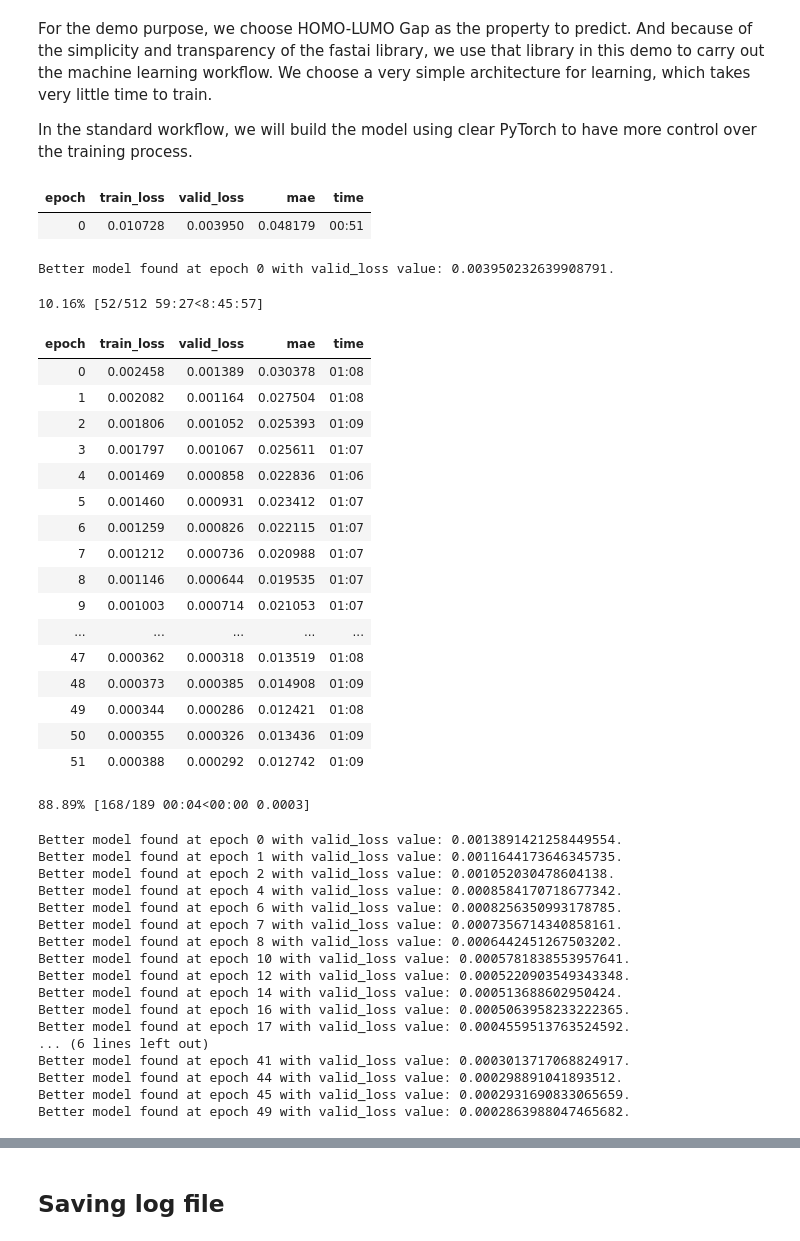
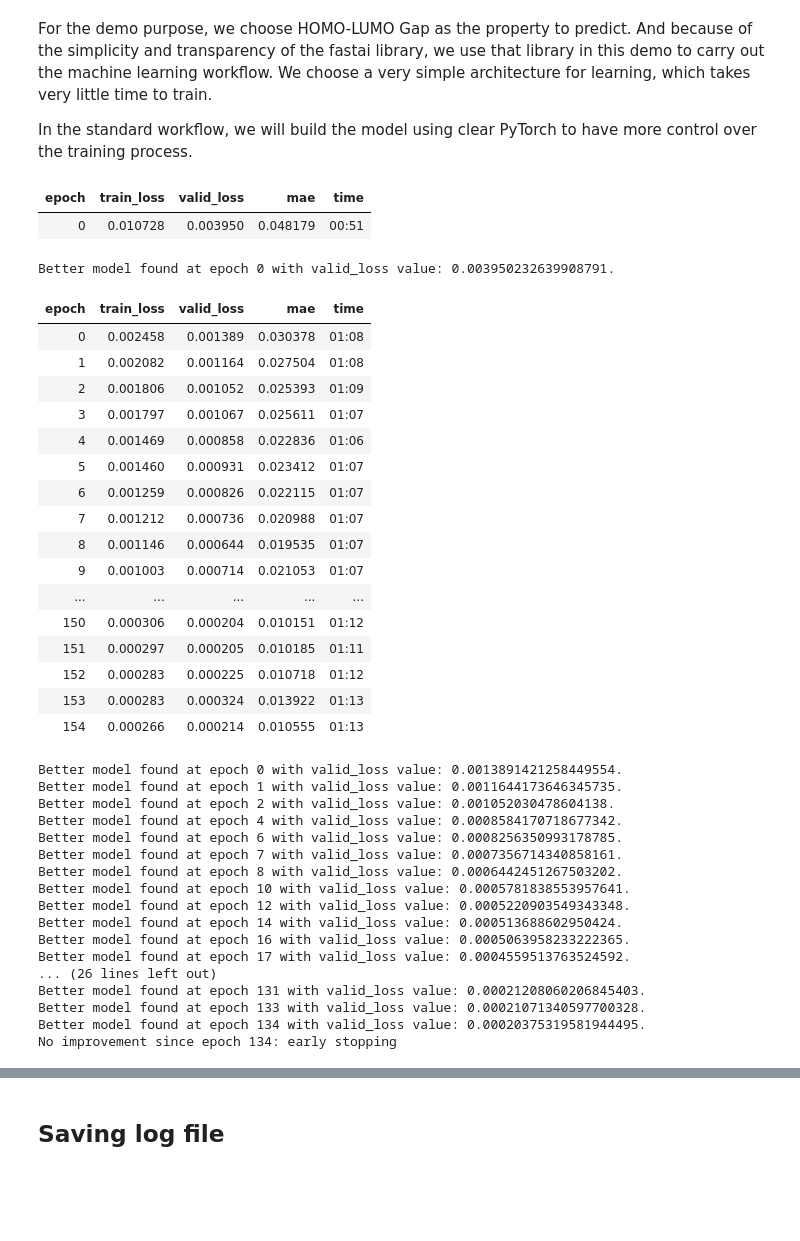
Before and after one commit to all2gos/RGBChem, a Jupyter notebook: working_demo.ipynb, the cells around one changed output, grey strips where cells are left out. Cells and saved outputs as stored; diff of their text form; code cells hidden in the pictures; blank space fills up the shorter version.

```diff
--- a/working_demo.ipynb
+++ b/working_demo.ipynb
@@ -115,53 +115,48 @@ In the standard workflow, we will build the model using clear PyTorch to have mo
 # %%
 learn = vision_learner(dblock, resnet18, metrics=mae, lr=LEARNING_RATE)
 saving_callbacks = SaveModelCallback(monitor='valid_loss', comp=np.less, min_delta=DELTA, fname=f"{PATH}/{LOG_FILE.replace('.log','checkpoint_fastai')}")
 early_stopping_cb = EarlyStoppingCallback (monitor='valid_loss', comp=np.less, min_delta=DELTA, patience=PATIENCE)
 
-#learn = load_learner('qm9_e512_bandgap_bs64_fastai.pth')
-
-#learn.validate()
 learn.fine_tune(EPOCHS, cbs=[early_stopping_cb, saving_callbacks]) #~2 minutes training on T4 GPU
-#learn.export(f"{PATH}/{LOG_FILE.replace('.log','_fastai')}")
+learn.export(f"{PATH}/{LOG_FILE.replace('.log','_fastai')}")
 # %% [output]
 | epoch | train_loss | valid_loss | mae | time |
 | 0 | 0.010728 | 0.003950 | 0.048179 | 00:51 |
 Better model found at epoch 0 with valid_loss value: 0.003950232639908791.
+| epoch | train_loss | valid_loss | mae | time |
+| 0 | 0.002458 | 0.001389 | 0.030378 | 01:08 |
+| 1 | 0.002082 | 0.001164 | 0.027504 | 01:08 |
+| 2 | 0.001806 | 0.001052 | 0.025393 | 01:09 |
+| 3 | 0.001797 | 0.001067 | 0.025611 | 01:07 |
+| 4 | 0.001469 | 0.000858 | 0.022836 | 01:06 |
+| 5 | 0.001460 | 0.000931 | 0.023412 | 01:07 |
+| 6 | 0.001259 | 0.000826 | 0.022115 | 01:07 |
+| 7 | 0.001212 | 0.000736 | 0.020988 | 01:07 |
+| 8 | 0.001146 | 0.000644 | 0.019535 | 01:07 |
+| 9 | 0.001003 | 0.000714 | 0.021053 | 01:07 |
+| ... | ... | ... | ... | ... |
+| 150 | 0.000306 | 0.000204 | 0.010151 | 01:12 |
+| 151 | 0.000297 | 0.000205 | 0.010185 | 01:11 |
+| 152 | 0.000283 | 0.000225 | 0.010718 | 01:12 |
+| 153 | 0.000283 | 0.000324 | 0.013922 | 01:13 |
+| 154 | 0.000266 | 0.000214 | 0.010555 | 01:13 |
-10.16% [52/512 59:27<8:45:57]
+Better model found at epoch 0 with valid_loss value: 0.0013891421258449554.
+Better model found at epoch 1 with valid_loss value: 0.0011644173646345735.
+Better model found at epoch 2 with valid_loss value: 0.001052030478604138.
+Better model found at epoch 4 with valid_loss value: 0.0008584170718677342.
+Better model found at epoch 6 with valid_loss value: 0.0008256350993178785.
+Better model found at epoch 7 with valid_loss value: 0.0007356714340858161.
+Better model found at epoch 8 with valid_loss value: 0.0006442451267503202.
+Better model found at epoch 10 with valid_loss value: 0.0005781838553957641.
+Better model found at epoch 12 with valid_loss value: 0.0005220903549343348.
+Better model found at epoch 14 with valid_loss value: 0.000513688602950424.
+Better model found at epoch 16 with valid_loss value: 0.0005063958233222365.
+Better model found at epoch 17 with valid_loss value: 0.0004559513763524592.
+... (26 lines left out)
+Better model found at epoch 131 with valid_loss value: 0.00021208060206845403.
+Better model found at epoch 133 with valid_loss value: 0.00021071340597700328.
+Better model found at epoch 134 with valid_loss value: 0.00020375319581944495.
+No improvement since epoch 134: early stopping
-| epoch | train_loss | valid_loss | mae | time |
-| 0 | 0.002458 | 0.001389 | 0.030378 | 01:08 |
-| 1 | 0.002082 | 0.001164 | 0.027504 | 01:08 |
-| 2 | 0.001806 | 0.001052 | 0.025393 | 01:09 |
-| 3 | 0.001797 | 0.001067 | 0.025611 | 01:07 |
-| 4 | 0.001469 | 0.000858 | 0.022836 | 01:06 |
-| 5 | 0.001460 | 0.000931 | 0.023412 | 01:07 |
-| 6 | 0.001259 | 0.000826 | 0.022115 | 01:07 |
-| 7 | 0.001212 | 0.000736 | 0.020988 | 01:07 |
-| 8 | 0.001146 | 0.000644 | 0.019535 | 01:07 |
-| 9 | 0.001003 | 0.000714 | 0.021053 | 01:07 |
-| ... | ... | ... | ... | ... |
-| 47 | 0.000362 | 0.000318 | 0.013519 | 01:08 |
-| 48 | 0.000373 | 0.000385 | 0.014908 | 01:09 |
-| 49 | 0.000344 | 0.000286 | 0.012421 | 01:08 |
-| 50 | 0.000355 | 0.000326 | 0.013436 | 01:09 |
-| 51 | 0.000388 | 0.000292 | 0.012742 | 01:09 |
-88.89% [168/189 00:04<00:00 0.0003]
-Better model found at epoch 0 with valid_loss value: 0.0013891421258449554.
-Better model found at epoch 1 with valid_loss value: 0.0011644173646345735.
-Better model found at epoch 2 with valid_loss value: 0.001052030478604138.
-Better model found at epoch 4 with valid_loss value: 0.0008584170718677342.
-Better model found at epoch 6 with valid_loss value: 0.0008256350993178785.
-Better model found at epoch 7 with valid_loss value: 0.0007356714340858161.
-Better model found at epoch 8 with valid_loss value: 0.0006442451267503202.
-Better model found at epoch 10 with valid_loss value: 0.0005781838553957641.
-Better model found at epoch 12 with valid_loss value: 0.0005220903549343348.
-Better model found at epoch 14 with valid_loss value: 0.000513688602950424.
-Better model found at epoch 16 with valid_loss value: 0.0005063958233222365.
-Better model found at epoch 17 with valid_loss value: 0.0004559513763524592.
-... (6 lines left out)
-Better model found at epoch 41 with valid_loss value: 0.0003013717068824917.
-Better model found at epoch 44 with valid_loss value: 0.000298891041893512.
-Better model found at epoch 45 with valid_loss value: 0.0002931690833065659.
-Better model found at epoch 49 with valid_loss value: 0.0002863988047465682.
 # %%
 test_files = os.listdir(f"{PATH}/{TEST_DIR_NAME}")
 test_data = [PILImage.create(f'{PATH}/{TEST_DIR_NAME}/{file}') for file in test_files]
```
Also changed, not shown: parts of 1 cell of this notebook, 2 other files.
